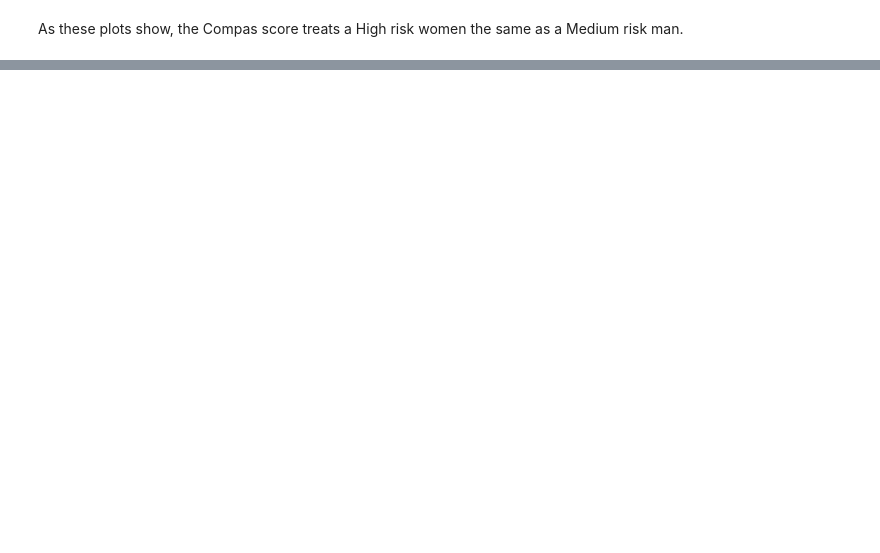
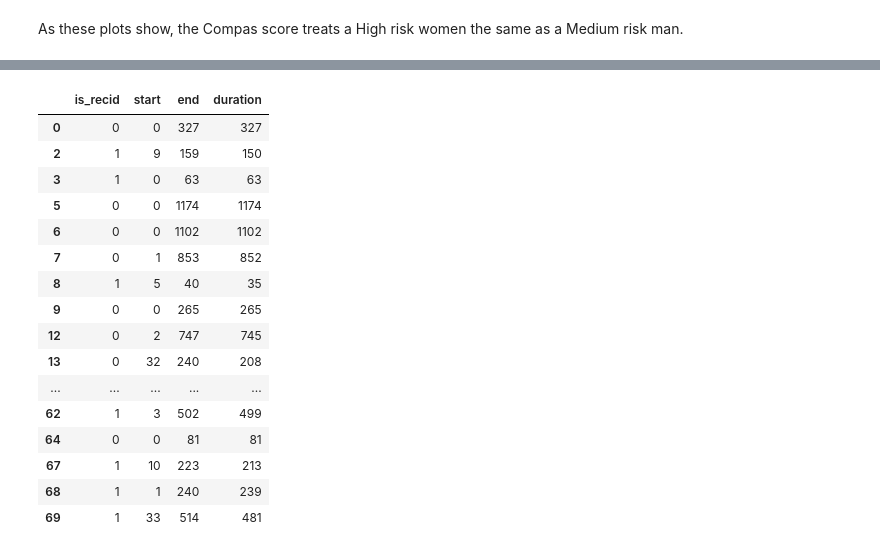
Before and after one commit to lisds/project-BannedBooks, a Jupyter notebook: Compas Analysis.ipynb, the cells around one changed output, grey strips where cells are left out. Drawn from its saved outputs; the diff is of its cells as text; code cells hidden in the pictures; blank space fills up the shorter version.

```diff
--- a/Compas Analysis.ipynb
+++ b/Compas Analysis.ipynb
@@ -1251,0 +685,20 @@ As these plots show, the Compas score treats a High risk women the same as a Med
+# %%
+grp[['is_recid','start','end','duration']].head(50)
+# %% [output]
+|  | is_recid | start | end | duration |
+| 0 | 0 | 0 | 327 | 327 |
+| 2 | 1 | 9 | 159 | 150 |
+| 3 | 1 | 0 | 63 | 63 |
+| 5 | 0 | 0 | 1174 | 1174 |
+| 6 | 0 | 0 | 1102 | 1102 |
+| 7 | 0 | 1 | 853 | 852 |
+| 8 | 1 | 5 | 40 | 35 |
+| 9 | 0 | 0 | 265 | 265 |
+| 12 | 0 | 2 | 747 | 745 |
+| 13 | 0 | 32 | 240 | 208 |
+| ... | ... | ... | ... | ... |
+| 62 | 1 | 3 | 502 | 499 |
+| 64 | 0 | 0 | 81 | 81 |
+| 67 | 1 | 10 | 223 | 213 |
+| 68 | 1 | 1 | 240 | 239 |
+| 69 | 1 | 33 | 514 | 481 |
```
Also changed, not shown: parts of 79 cells of this notebook, 1 other file.
